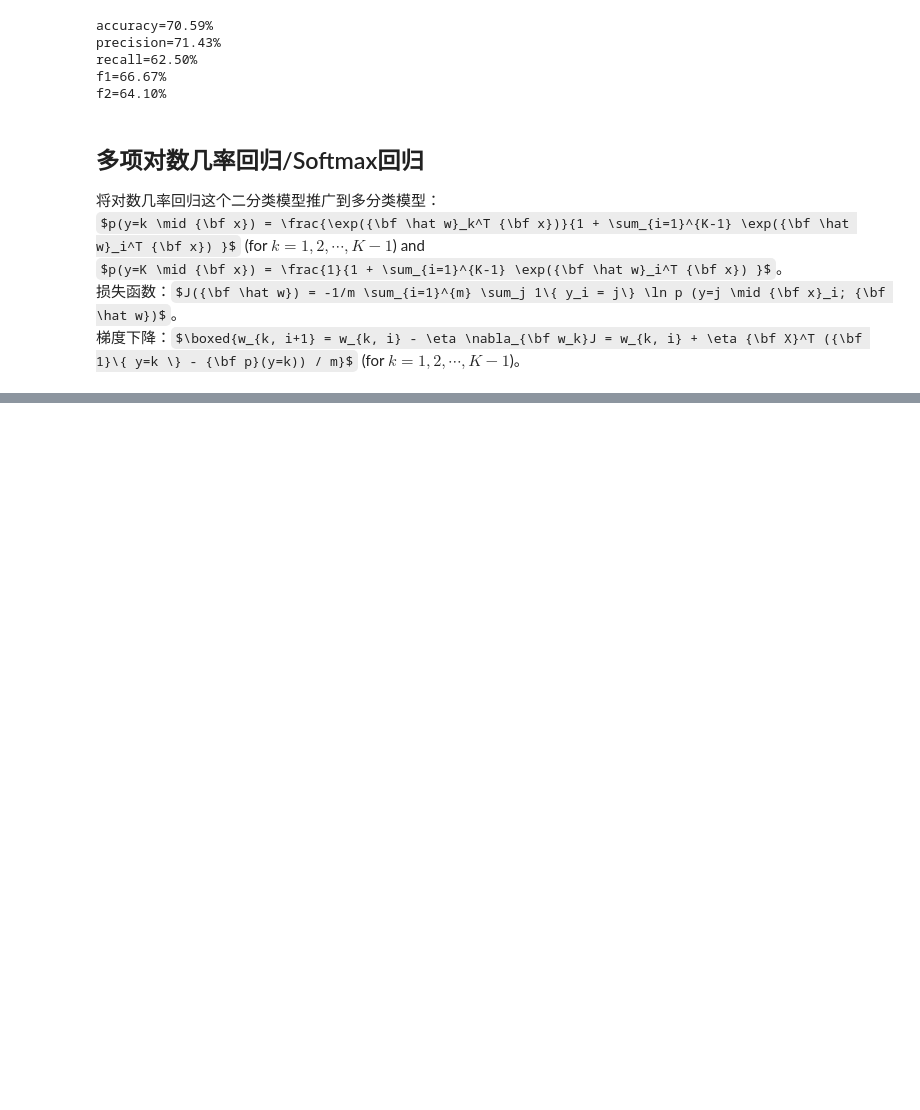
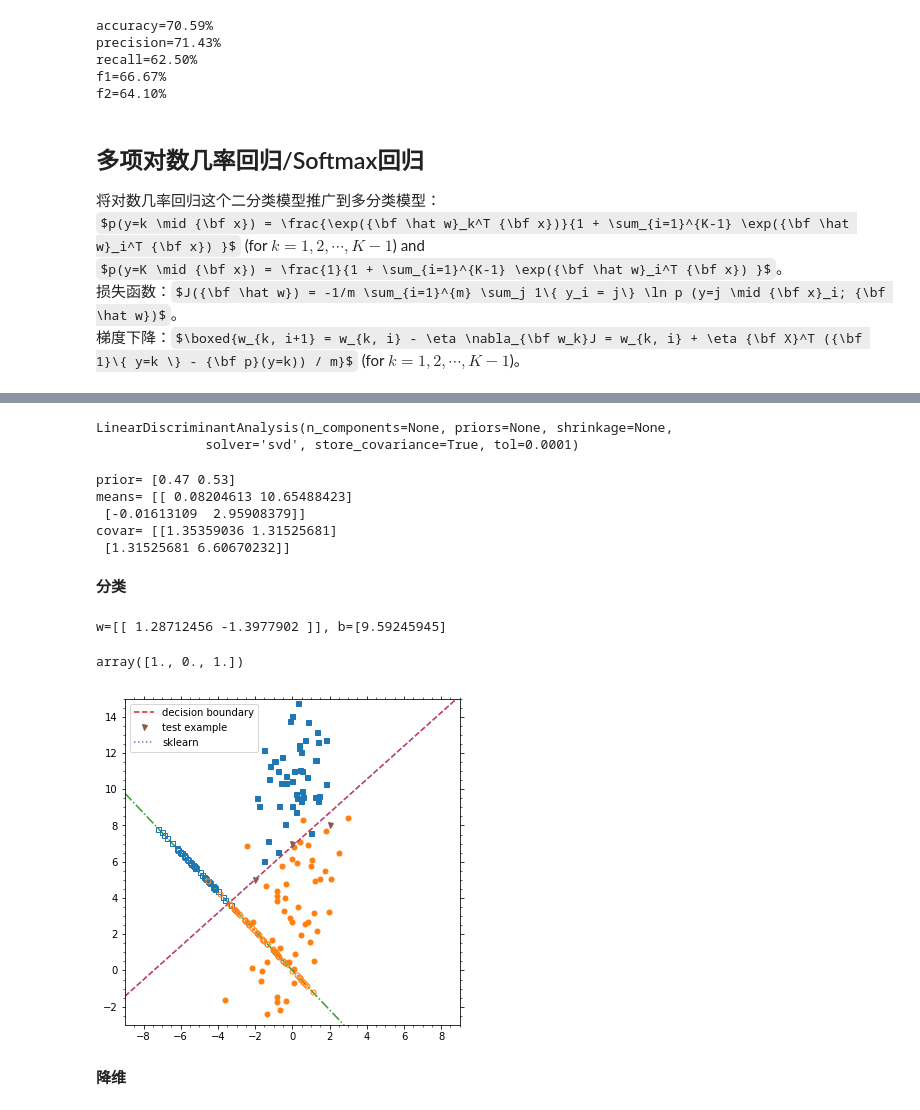
Before and after one commit to szqtc/MyMachineLearningNotes, a Jupyter notebook: 1_LinearModel.ipynb, the cells around one changed output, grey strips where cells are left out. Drawn from its saved outputs; the diff is of its cells as text; code cells hidden in the pictures; some formulas as TeX source; blank space fills up the shorter version.

```diff
--- a/1_LinearModel.ipynb
+++ b/1_LinearModel.ipynb
@@ -851,0 +971,34 @@ ax2.plot(X2_0_proj[:, 0], X2_0_proj[:, 1], marker='s', ms=5, c='C1', mfc='w', ls
+# %%
+lda = discriminant_analysis.LinearDiscriminantAnalysis(store_covariance=True)
+lda.fit(X2, y2)
+# %% [output]
+LinearDiscriminantAnalysis(n_components=None, priors=None, shrinkage=None,
+              solver='svd', store_covariance=True, tol=0.0001)
+# %%
+print('prior=', lda.priors_)
+print('means=', lda.means_)
+print('covar=', lda.covariance_) # probably divide by m not m-2
+# %% [output]
+prior= [0.47 0.53]
+means= [[ 0.08204613 10.65488423]
+ [-0.01613109  2.95908379]]
+covar= [[1.35359036 1.31525681]
+ [1.31525681 6.60670232]]
+# %% [markdown]
+**分类**
+# %%
+print('w={}, b={}'.format(lda.coef_, lda.intercept_))
+# %% [output]
+w=[[ 1.28712456 -1.3977902 ]], b=[9.59245945]
+# %%
+lda.predict(X2_test)
+# %% [output]
+array([1., 0., 1.])
+# %%
+ax2.plot(x_pl, (-lda.intercept_[0]-lda.coef_[0, 0]*x_pl)/lda.coef_[0, 1], ls=':', c='C4', label='sklearn')
+ax2.legend()
+fg2
+# %% [output]
+[figure, added]
+# %% [markdown]
+**降维**
```
Also changed, not shown: parts of 31 cells of this notebook, 4 other files.
